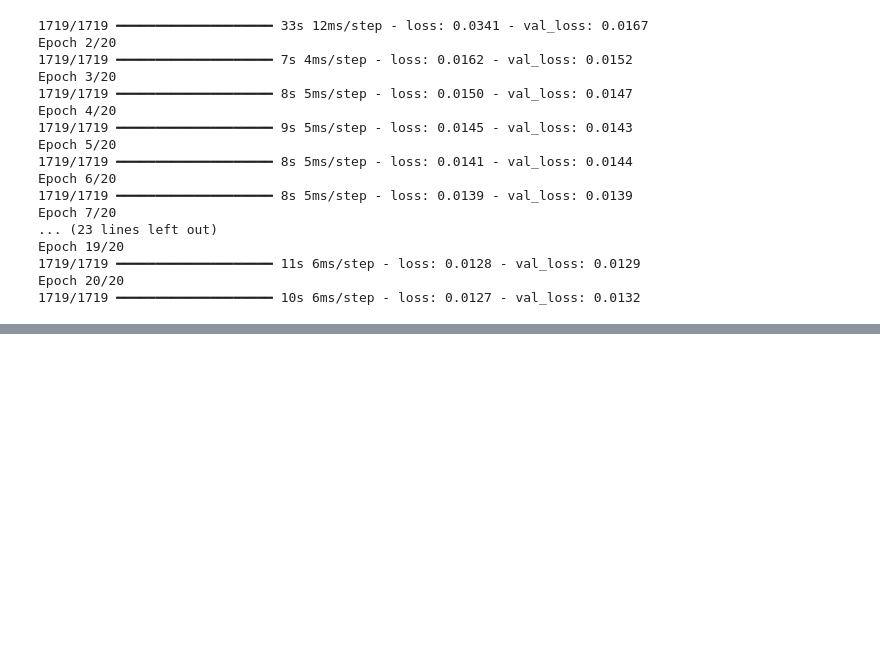
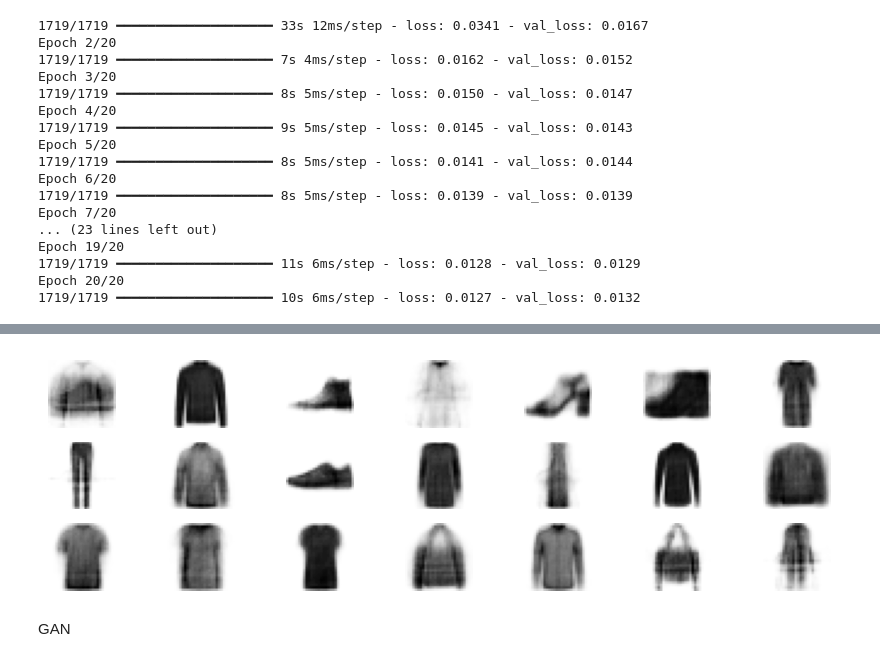
Before and after one commit to mattreu/ml_tests, a Jupyter notebook: tf/generative_models.ipynb, the cells around one changed output, grey strips where cells are left out. Drawn from its saved outputs; the diff is of its cells as text; code cells hidden in the pictures; blank space fills up the shorter version.

```diff
--- a/tf/generative_models.ipynb
+++ b/tf/generative_models.ipynb
@@ -218,0 +219,16 @@ Epoch 25/25
+# %%
+# random codings
+codings = tf.random.normal(shape=[3 * 7, codings_size])
+# generated images
+images = variational_decoder(codings).numpy()
+# %%
+fig = plt.figure(figsize=(7 * 1.5, 3))
+for image_index in range(21):
+    plt.subplot(3, 7, 1+image_index)
+    plt.imshow(images[image_index], cmap='binary')
+    plt.axis('off')
+plt.show()
+# %% [output]
+[figure, added]
+# %% [markdown]
+GAN
```
Also changed, not shown: parts of 4 cells of this notebook.
